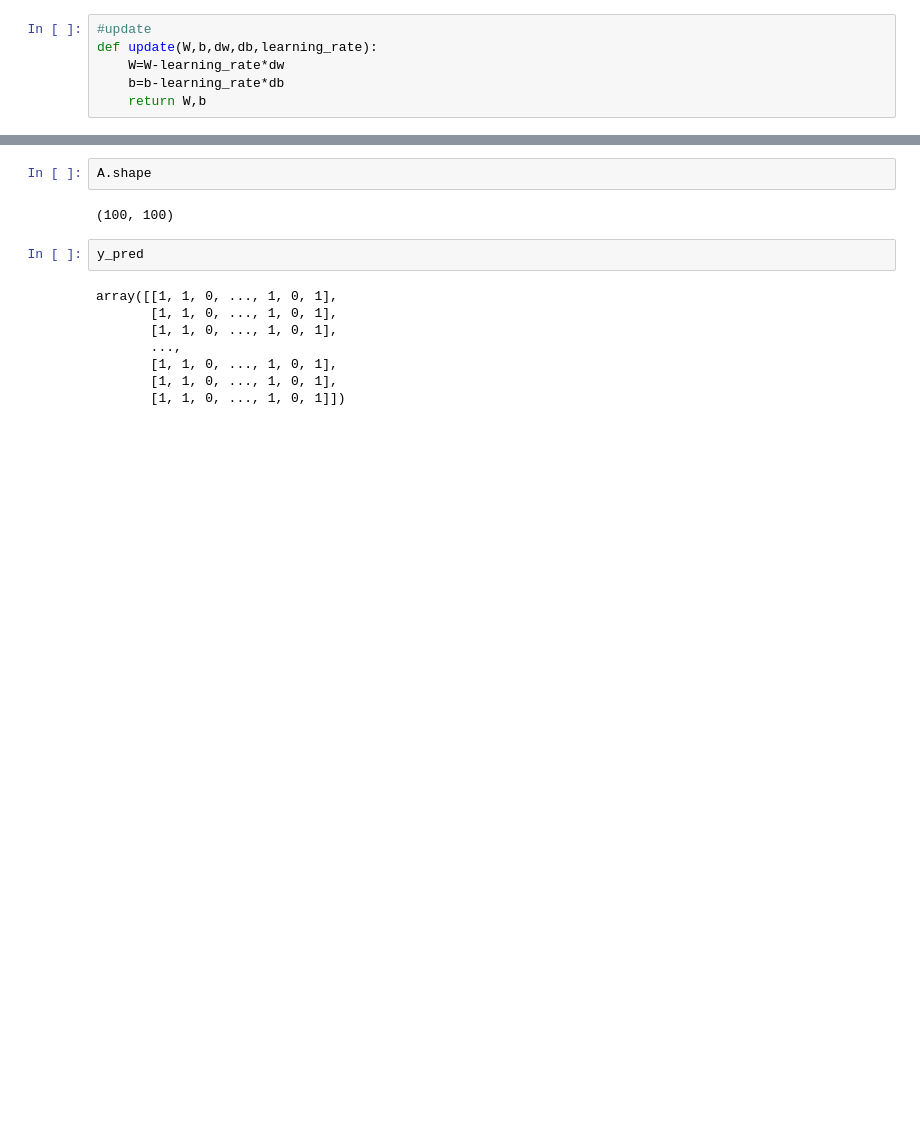
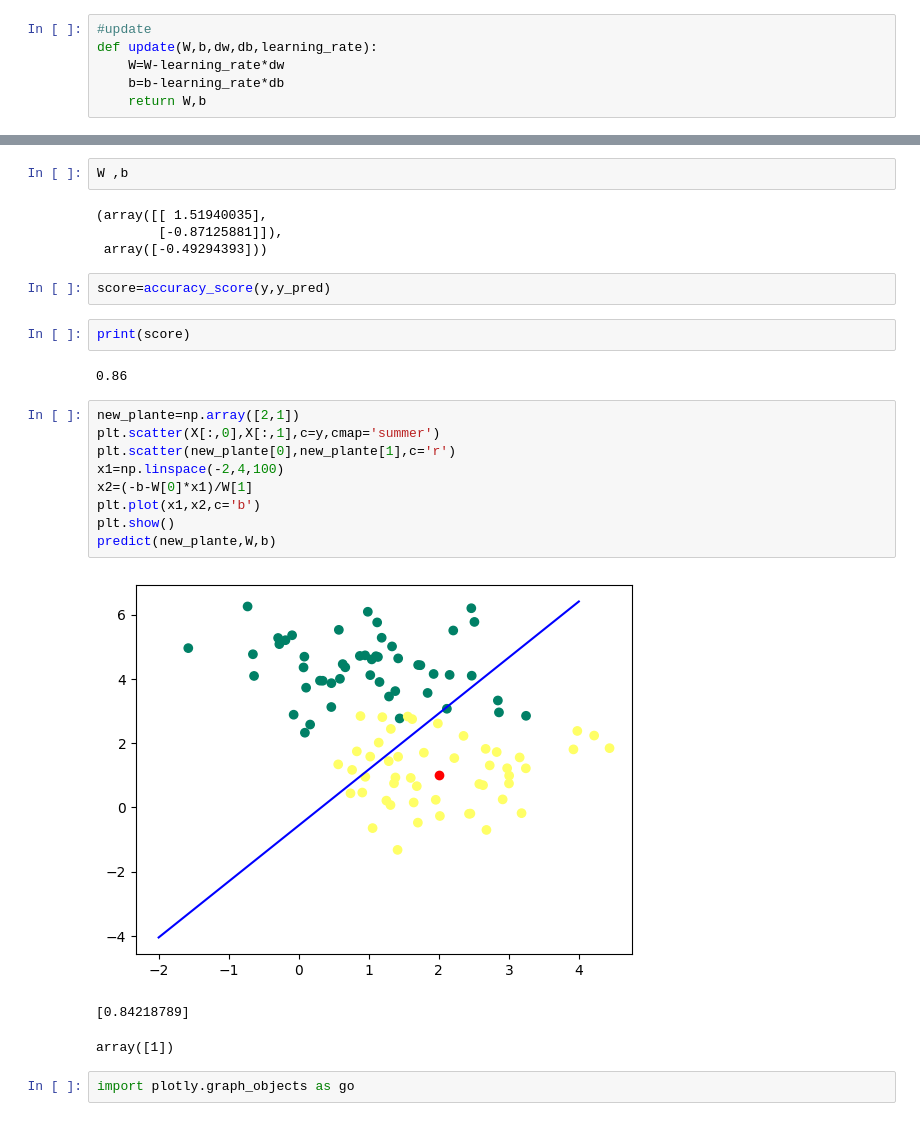
Before and after one commit to abdeladime2003/implementation_scratch, a Jupyter notebook: deep_learning.ipynb, the cells around one changed output, grey strips where cells are left out. Drawn from its saved outputs; the diff is of its cells as text; blank space fills up the shorter version.

```diff
--- a/deep_learning.ipynb
+++ b/deep_learning.ipynb
@@ -68,14 +135,27 @@ W,b,loss_history,y_pred,A=artificial_neuron(X,y)
-# %%
-A.shape
-# %% [output]
-(100, 100)
-# %%
-y_pred
-# %% [output]
-array([[1, 1, 0, ..., 1, 0, 1],
-       [1, 1, 0, ..., 1, 0, 1],
-       [1, 1, 0, ..., 1, 0, 1],
-       ...,
-       [1, 1, 0, ..., 1, 0, 1],
-       [1, 1, 0, ..., 1, 0, 1],
-       [1, 1, 0, ..., 1, 0, 1]])
+# %%
+W ,b
+# %% [output]
+(array([[ 1.51940035],
+        [-0.87125881]]),
+ array([-0.49294393]))
+# %%
+score=accuracy_score(y,y_pred)
+# %%
+print(score)
+# %% [output]
+0.86
+# %%
+new_plante=np.array([2,1])
+plt.scatter(X[:,0],X[:,1],c=y,cmap='summer')
+plt.scatter(new_plante[0],new_plante[1],c='r')
+x1=np.linspace(-2,4,100)
+x2=(-b-W[0]*x1)/W[1]
+plt.plot(x1,x2,c='b')
+plt.show()
+predict(new_plante,W,b)
+# %% [output]
+[figure, added]
+[0.84218789]
+array([1])
+# %%
+import plotly.graph_objects as go
```
Also changed, not shown: parts of 15 cells of this notebook.
